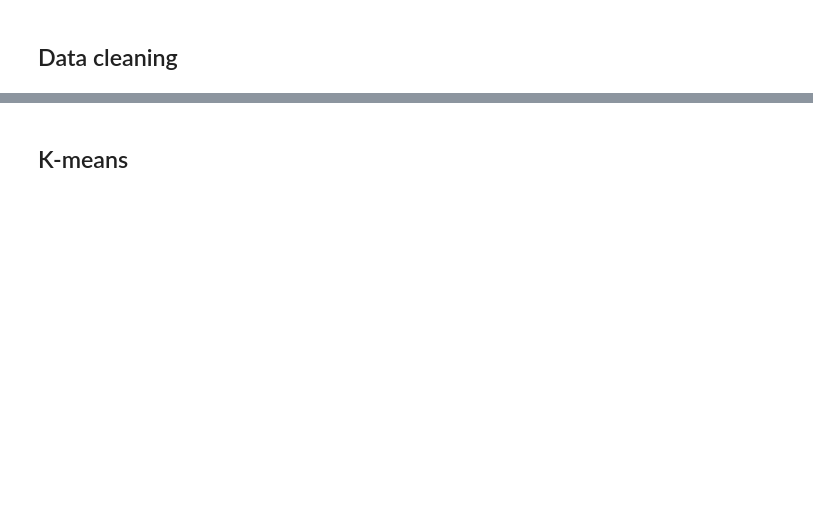
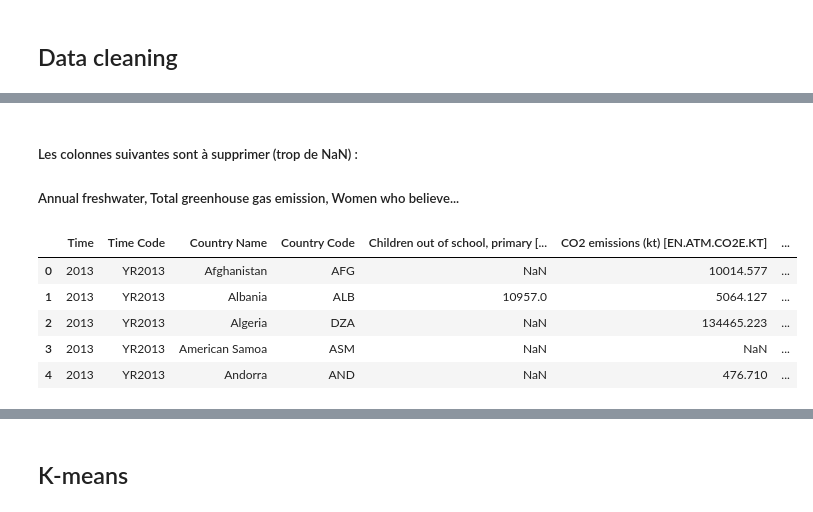
Before and after one commit to LisaNicvert/IA_project, a Jupyter notebook: Project_IA_Clustering.ipynb, the cells around one changed output, grey strips where cells are left out. Cells and saved outputs as stored; diff of their text form; code cells hidden in the pictures; blank space fills up the shorter version.

Commit message:
Filtered data

```diff
--- a/Project_IA_Clustering.ipynb
+++ b/Project_IA_Clustering.ipynb
@@ -31,0 +55,16 @@ df.tail()
+# %% [markdown]
+##### Les colonnes suivantes sont à supprimer (trop de NaN) :
+##### Annual freshwater, Total greenhouse gas emission, Women who believe...
+# %%
+filtered_col_df = df.drop(['Annual freshwater withdrawals, total (billion cubic meters) [ER.H2O.FWTL.K3]'],axis=1)
+filtered_col_df = filtered_col_df.drop(['Total greenhouse gas emissions (kt of CO2 equivalent) [EN.ATM.GHGT.KT.CE]'],axis=1)
+filtered_col_df = filtered_col_df.drop(['Women who believe a husband is justified in beating his wife when she refuses sex with him (%) [SG.VAW.REFU.ZS]'],axis=1)
+
+filtered_col_df.head()
+# %% [output]
+|  | Time | Time Code | Country Name | Country Code | Children out of school, primary [... | CO2 emissions (kt) [EN.ATM.CO2E.KT] | ... |
+| 0 | 2013 | YR2013 | Afghanistan | AFG | NaN | 10014.577 | ... |
+| 1 | 2013 | YR2013 | Albania | ALB | 10957.0 | 5064.127 | ... |
+| 2 | 2013 | YR2013 | Algeria | DZA | NaN | 134465.223 | ... |
+| 3 | 2013 | YR2013 | American Samoa | ASM | NaN | NaN | ... |
+| 4 | 2013 | YR2013 | Andorra | AND | NaN | 476.710 | ... |
```
Also changed, not shown: parts of 9 cells of this notebook.
